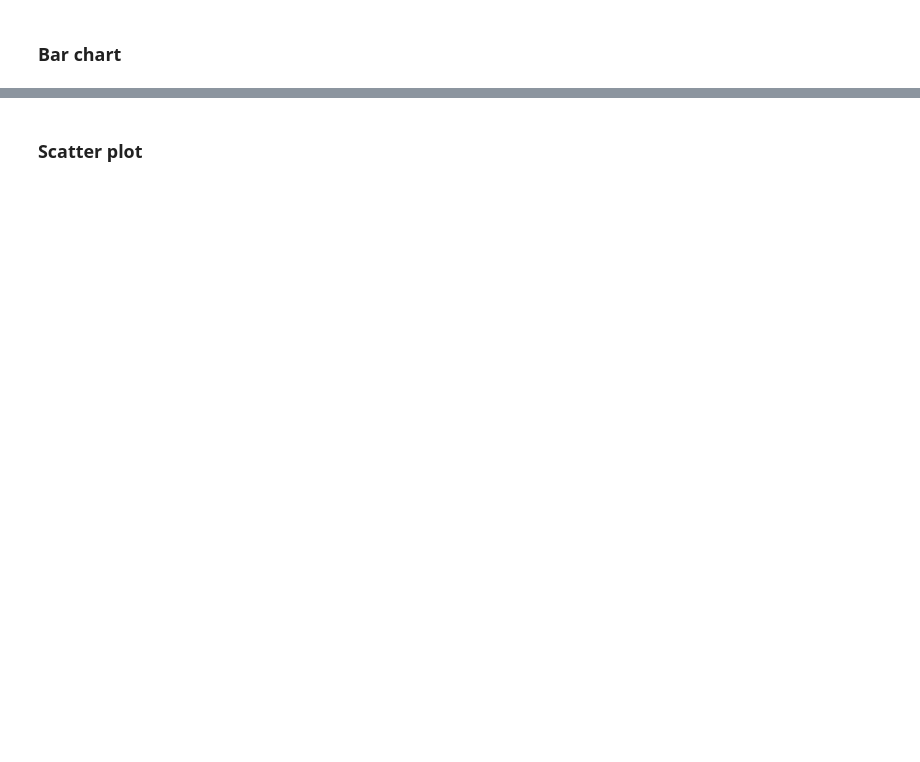
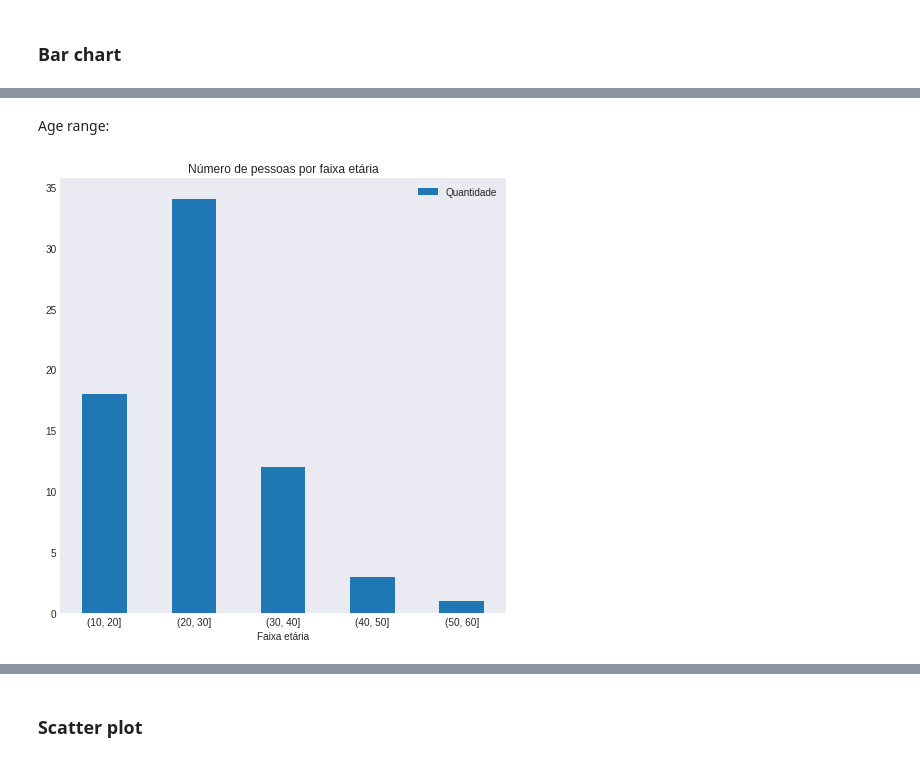
Before and after one commit to brenoslivio/Statistics-Python, a Jupyter notebook: 1-DescriptiveAnalysis/1_DescriptiveAnalysis.ipynb, the cells around one changed output, grey strips where cells are left out. Drawn from its saved outputs; the diff is of its cells as text; code cells hidden in the pictures; blank space fills up the shorter version.

```diff
--- a/1-DescriptiveAnalysis/1_DescriptiveAnalysis.ipynb
+++ b/1-DescriptiveAnalysis/1_DescriptiveAnalysis.ipynb
@@ -549,0 +618,17 @@ plt.show()
+# %% [markdown]
+Age range:
+# %%
+ranges = [10, 20, 30, 40, 50, 60]
+age = dfPoll['age'].groupby(pd.cut(dfPoll['age'], ranges)).count().to_frame()
+age.columns = ['Quantidade']
+age.reset_index(level=0, inplace=True)
+age.columns = ['Faixa etária', 'Quantidade']
+
+age.plot.bar(x = 'Faixa etária', y = 'Quantidade', rot = 0, title = "Número de pessoas por faixa etária");
+
+fig = plt.gcf()
+fig.set_size_inches(8, 8)
+
+plt.show(block=True);
+# %% [output]
+[figure, added]
```
Also changed, not shown: parts of 65 cells of this notebook.
